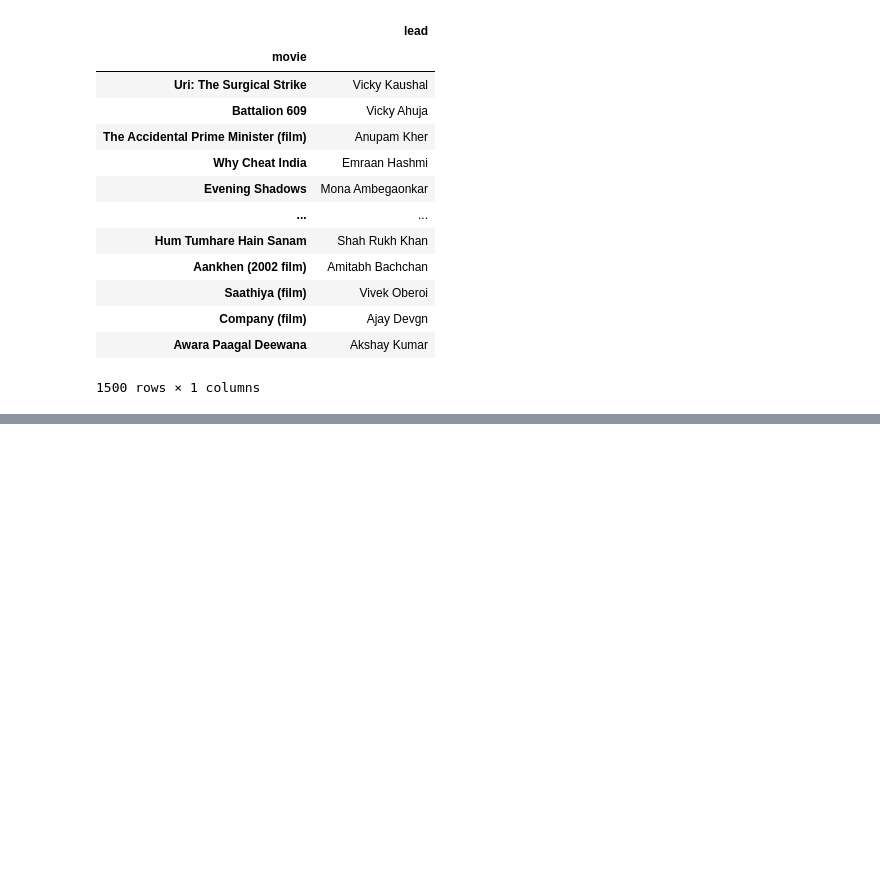
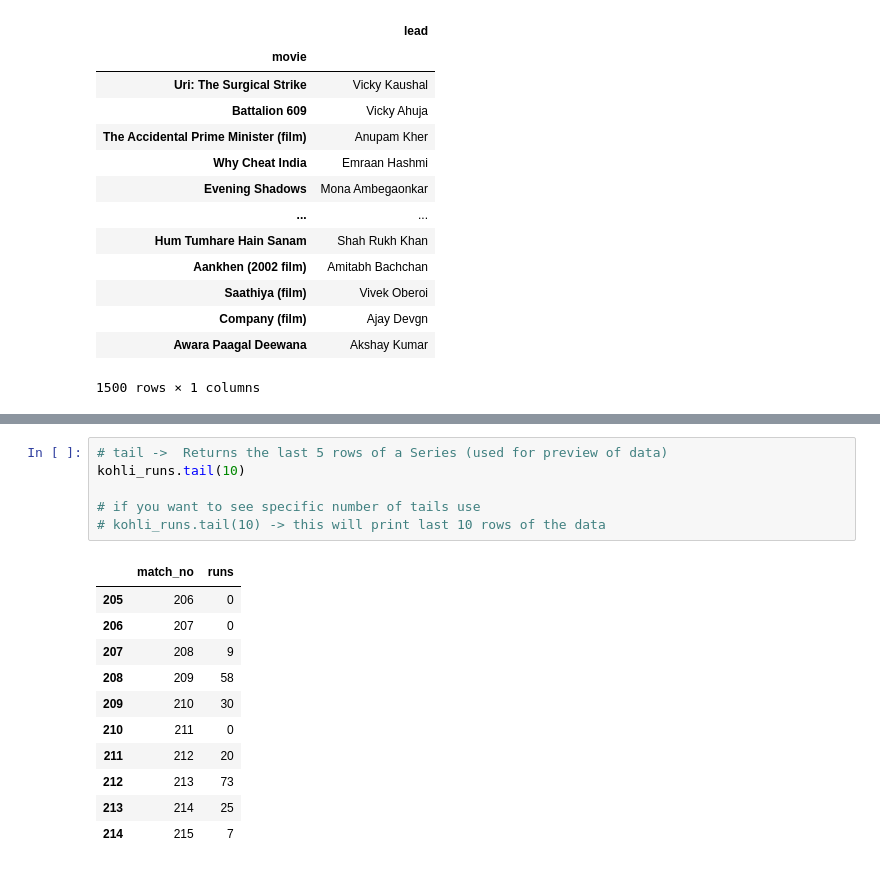
Before and after one commit to mohitjaryal/pandas, a Jupyter notebook: pandas.ipynb, the cells around one changed output, grey strips where cells are left out. Drawn from its saved outputs; the diff is of its cells as text; blank space fills up the shorter version.

```diff
--- a/pandas.ipynb
+++ b/pandas.ipynb
@@ -282,0 +355,18 @@ bolly_data
+# %%
+# tail ->  Returns the last 5 rows of a Series (used for preview of data)
+kohli_runs.tail(10)
+
+# if you want to see specific number of tails use
+# kohli_runs.tail(10) -> this will print last 10 rows of the data
+# %% [output]
+|  | match_no | runs |
+| 205 | 206 | 0 |
+| 206 | 207 | 0 |
+| 207 | 208 | 9 |
+| 208 | 209 | 58 |
+| 209 | 210 | 30 |
+| 210 | 211 | 0 |
+| 211 | 212 | 20 |
+| 212 | 213 | 73 |
+| 213 | 214 | 25 |
+| 214 | 215 | 7 |
```
Also changed, not shown: parts of 15 cells of this notebook.
